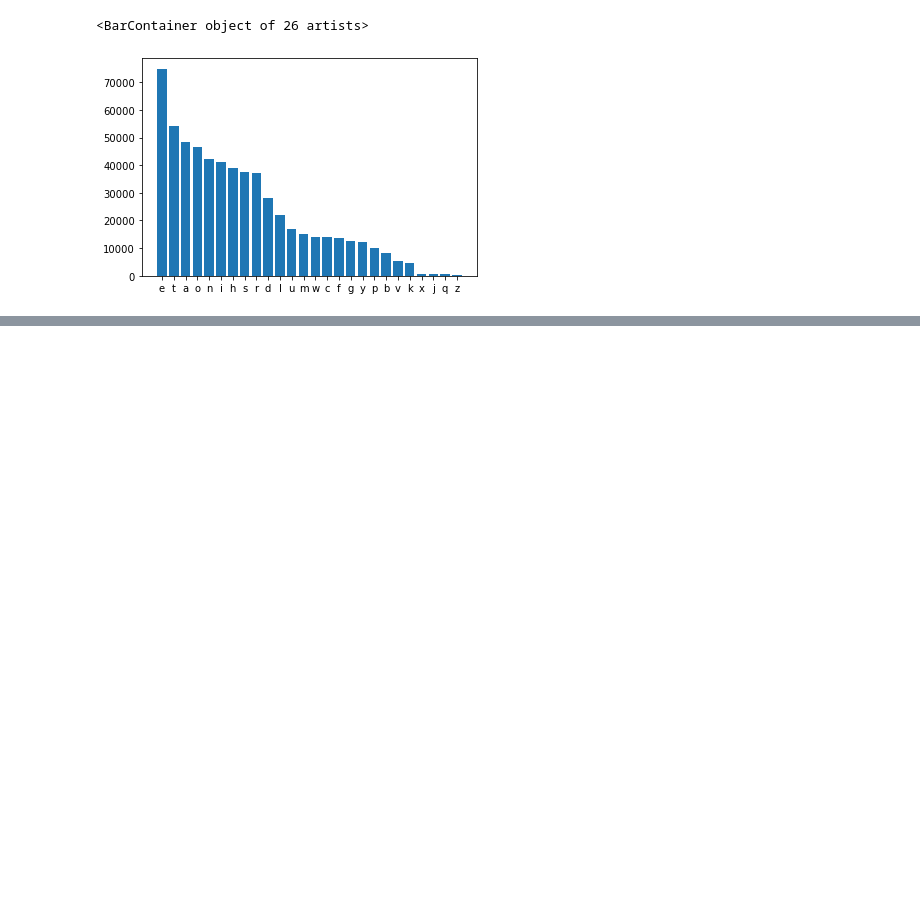
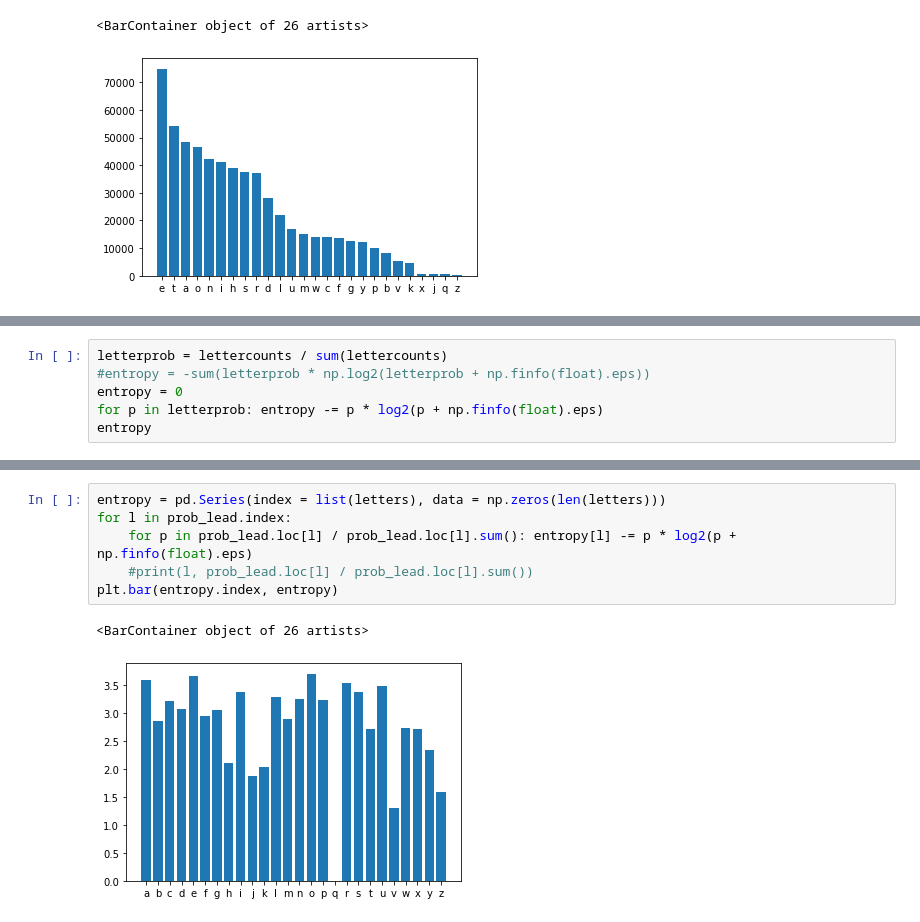
Before and after one commit to akaufman22/RandomNotebooks, a Jupyter notebook: TextEntropy/TextAnalysis.ipynb, the cells around one changed output, grey strips where cells are left out. Saved outputs shown, nothing was run; the diff lists cells and outputs as text; blank space fills up the shorter version.

```diff
--- a/TextEntropy/TextAnalysis.ipynb
+++ b/TextEntropy/TextAnalysis.ipynb
@@ -94,0 +95,6 @@ letterprob = lettercounts / sum(lettercounts)
+# %%
+letterprob = lettercounts / sum(lettercounts)
+#entropy = -sum(letterprob * np.log2(letterprob + np.finfo(float).eps))
+entropy = 0
+for p in letterprob: entropy -= p * log2(p + np.finfo(float).eps)
+entropy
@@ -105,0 +175,9 @@ plt.show()
+# %%
+entropy = pd.Series(index = list(letters), data = np.zeros(len(letters)))
+for l in prob_lead.index:
+    for p in prob_lead.loc[l] / prob_lead.loc[l].sum(): entropy[l] -= p * log2(p + np.finfo(float).eps)
+    #print(l, prob_lead.loc[l] / prob_lead.loc[l].sum())
+plt.bar(entropy.index, entropy)
+# %% [output]
+<BarContainer object of 26 artists>
+[figure, added]
```
Also changed, not shown: parts of 9 cells of this notebook.
